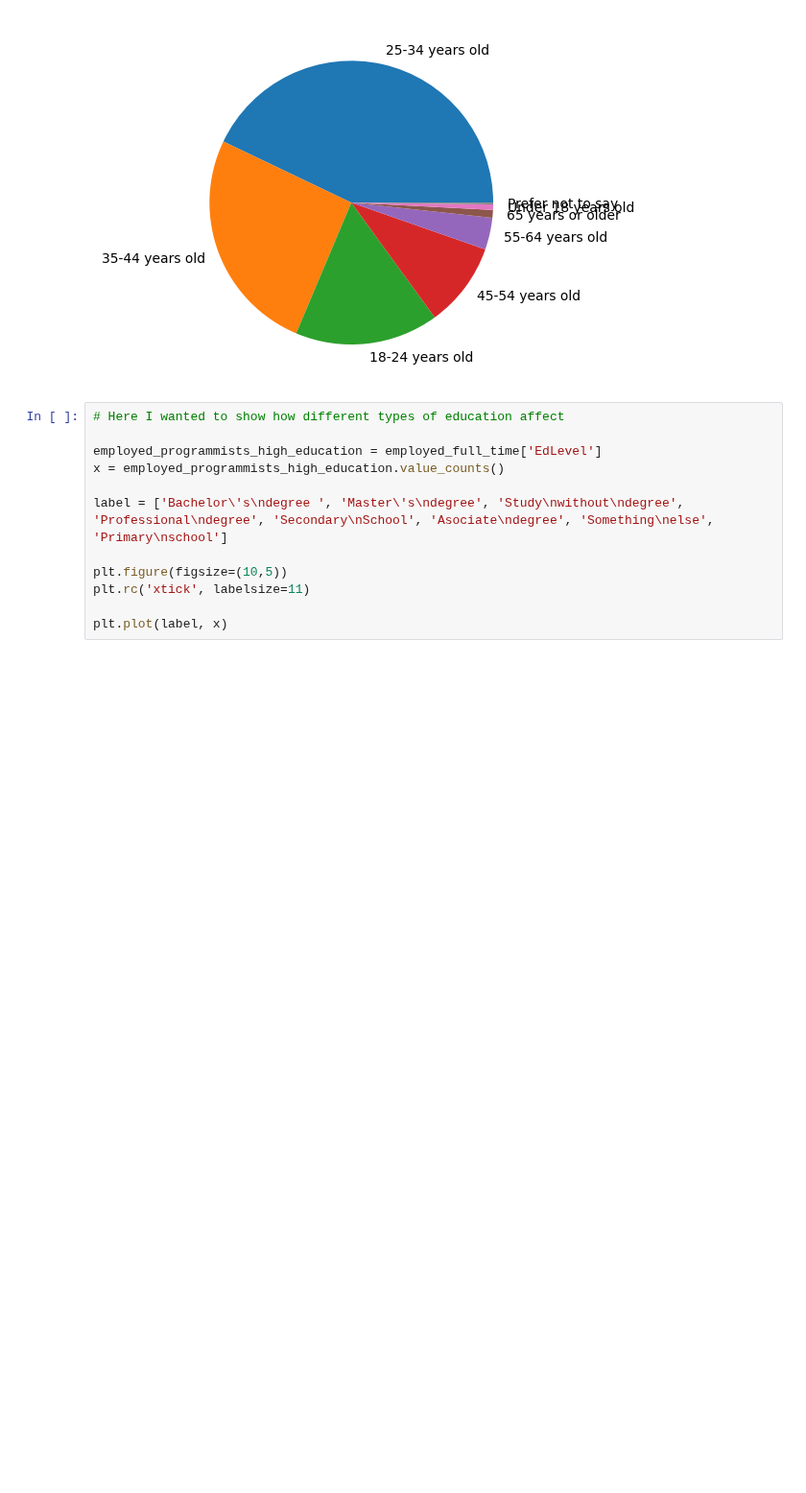
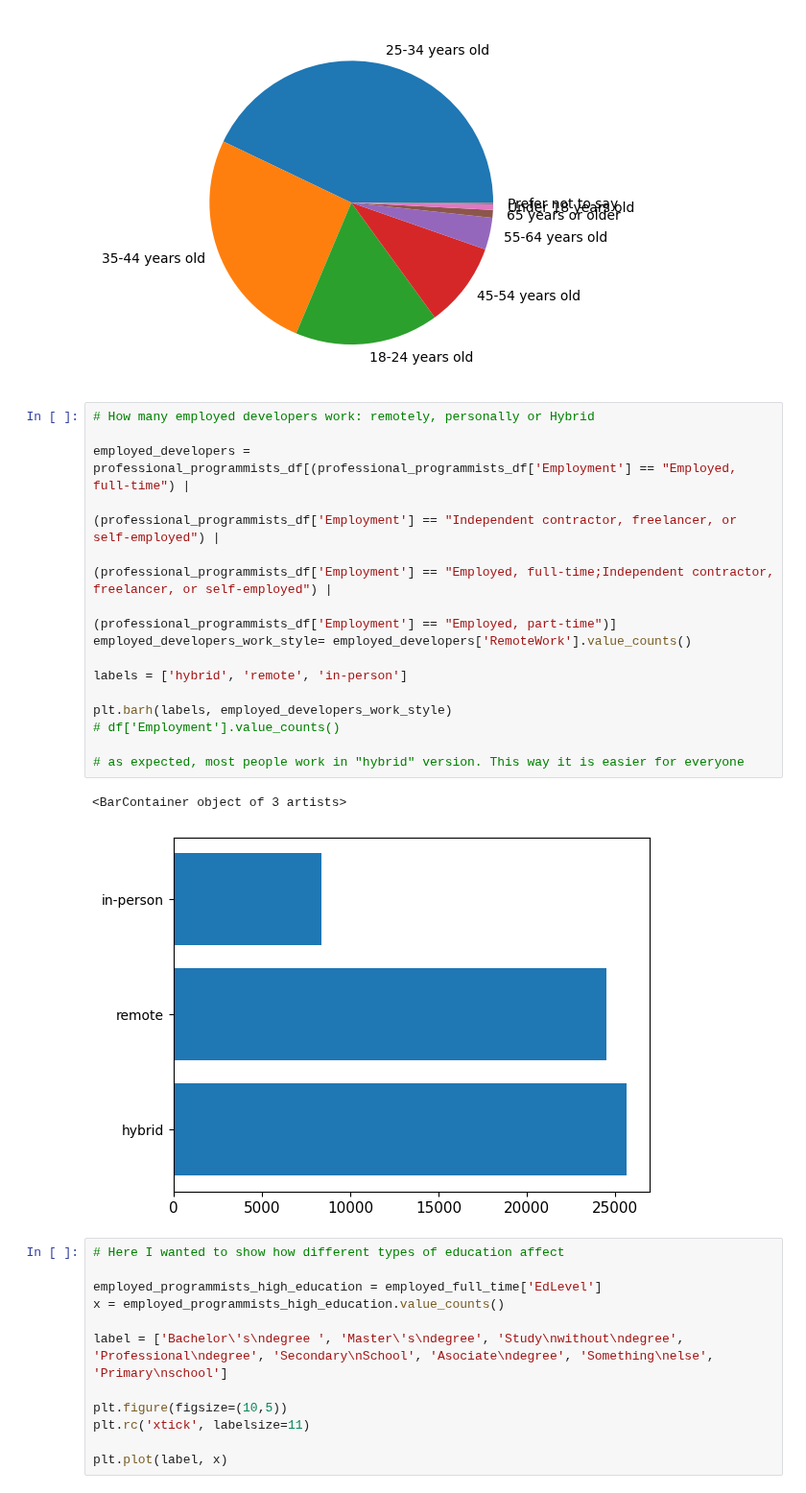
Before and after one commit to mawojcik/introduction_to_data_science, a Jupyter notebook: Lab_1/Assignment_1_OPTIONAL.ipynb, the cells around one changed output. Shown at 96% size. Drawn from its saved outputs; the diff is of its cells as text; blank space fills up the shorter version.

Commit message:
added all types of employment to 'employed developers'

```diff
--- a/Lab_1/Assignment_1_OPTIONAL.ipynb
+++ b/Lab_1/Assignment_1_OPTIONAL.ipynb
@@ -67,6 +67,24 @@ plt.pie(professional_programmists_ages_df, labels=ages)
   Text(1.099438283076182, -0.035149135216923935, 'Under 18 years old'),
   Text(1.0999793951877073, -0.006732767817629068, 'Prefer not to say')])
 [figure]
+# %%
+# How many employed developers work: remotely, personally or Hybrid
+
+employed_developers = professional_programmists_df[(professional_programmists_df['Employment'] == "Employed, full-time") |
+                                                   (professional_programmists_df['Employment'] == "Independent contractor, freelancer, or self-employed") |
+                                                   (professional_programmists_df['Employment'] == "Employed, full-time;Independent contractor, freelancer, or self-employed") |
+                                                   (professional_programmists_df['Employment'] == "Employed, part-time")]
+employed_developers_work_style= employed_developers['RemoteWork'].value_counts()
+
+labels = ['hybrid', 'remote', 'in-person']
+
+plt.barh(labels, employed_developers_work_style)
+# df['Employment'].value_counts()
+
+# as expected, most people work in "hybrid" version. This way it is easier for everyone
+# %% [output]
+<BarContainer object of 3 artists>
+[figure, added]
 # %%
 # Here I wanted to show how different types of education affect
 
```
